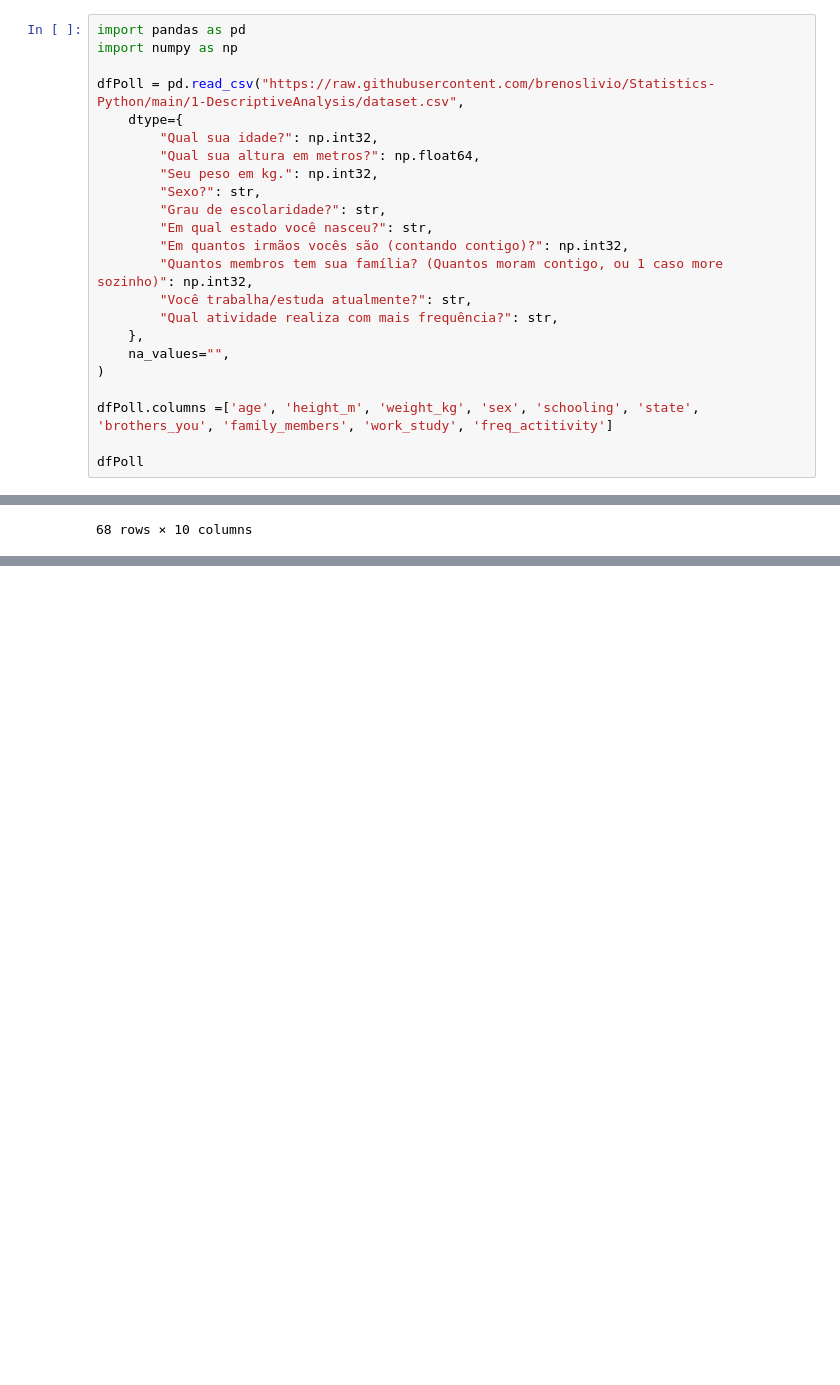
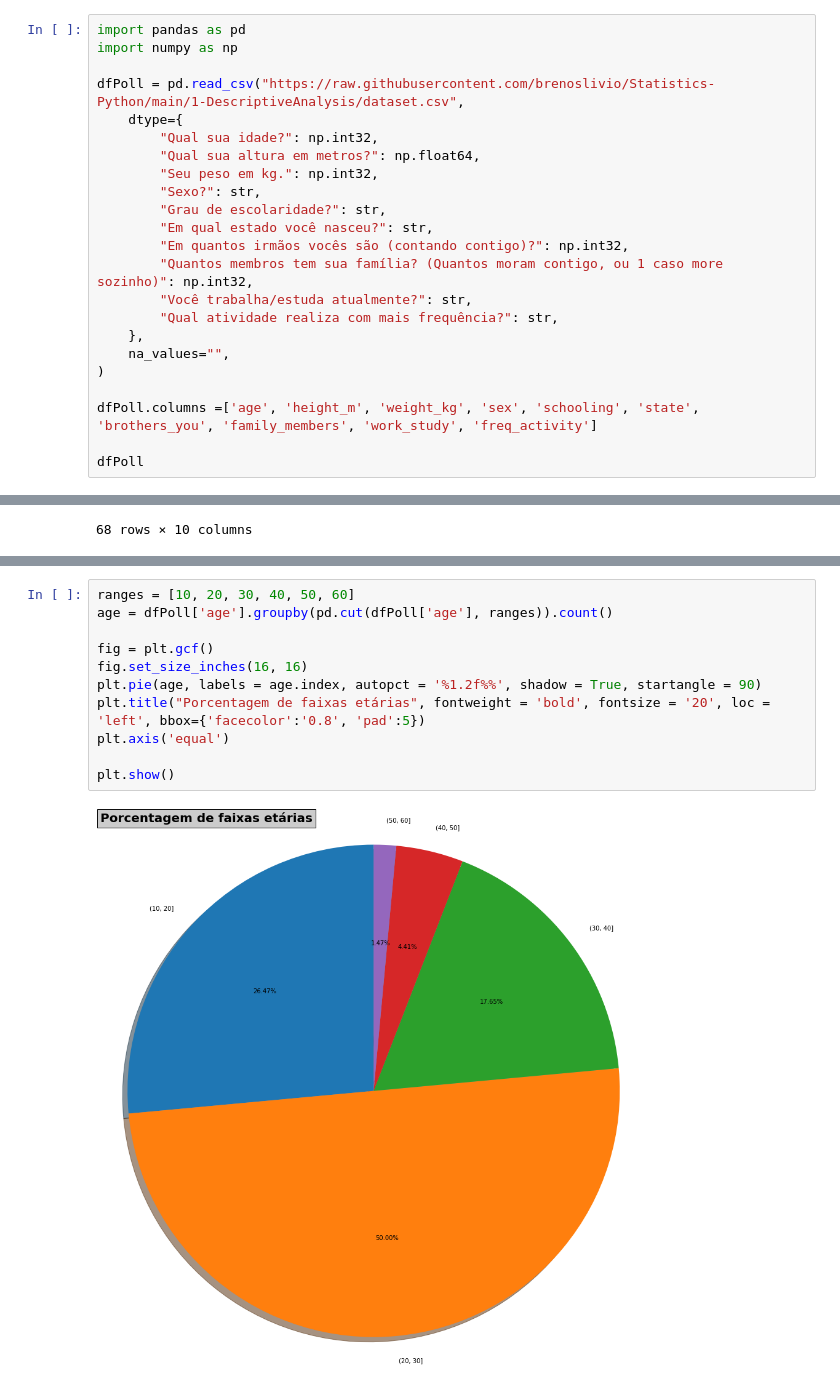
Before and after one commit to brenoslivio/Statistics-Python, a Jupyter notebook: 1-DescriptiveAnalysis/1_DescriptiveAnalysis.ipynb, the cells around one changed output, grey strips where cells are left out. Cells and saved outputs as stored; diff of their text form; blank space fills up the shorter version.

Commit message:
Using dataset to make measures of position and dispersion with some pie charts

```diff
--- a/1-DescriptiveAnalysis/1_DescriptiveAnalysis.ipynb
+++ b/1-DescriptiveAnalysis/1_DescriptiveAnalysis.ipynb
@@ -167,7 +167,7 @@ dfPoll = pd.read_csv("https://raw.githubusercontent.com/brenoslivio/Statistics-P
     na_values="",
 )
 
-dfPoll.columns =['age', 'height_m', 'weight_kg', 'sex', 'schooling', 'state', 'brothers_you', 'family_members', 'work_study', 'freq_actitivity']
+dfPoll.columns =['age', 'height_m', 'weight_kg', 'sex', 'schooling', 'state', 'brothers_you', 'family_members', 'work_study', 'freq_activity']
 
 dfPoll
 # %% [output]
@@ -190,0 +316,13 @@ dfPoll['height_m'].quantile()
+# %%
+ranges = [10, 20, 30, 40, 50, 60]
+age = dfPoll['age'].groupby(pd.cut(dfPoll['age'], ranges)).count()
+
+fig = plt.gcf()
+fig.set_size_inches(16, 16)
+plt.pie(age, labels = age.index, autopct = '%1.2f%%', shadow = True, startangle = 90)
+plt.title("Porcentagem de faixas etárias", fontweight = 'bold', fontsize = '20', loc = 'left', bbox={'facecolor':'0.8', 'pad':5})
+plt.axis('equal')
+
+plt.show()
+# %% [output]
+[figure, added]
```
Also changed, not shown: parts of 23 cells of this notebook.
